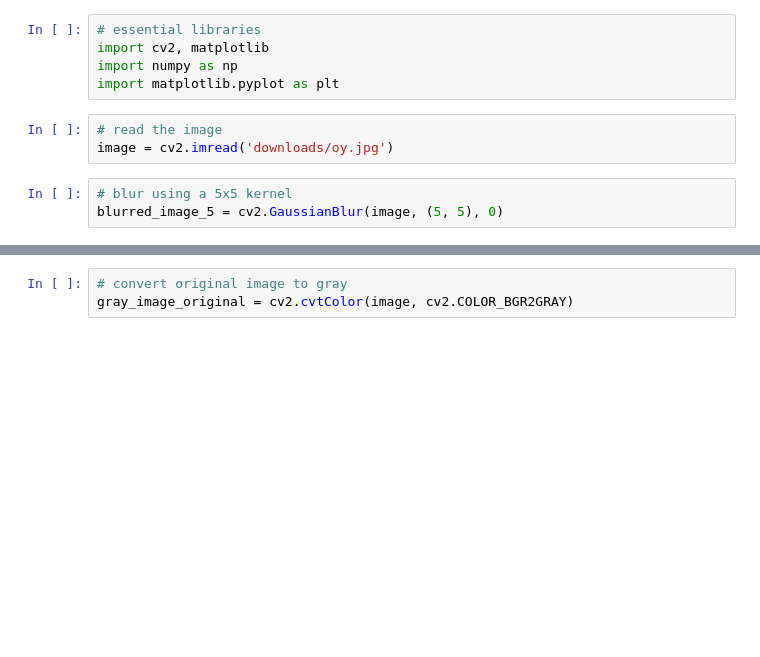
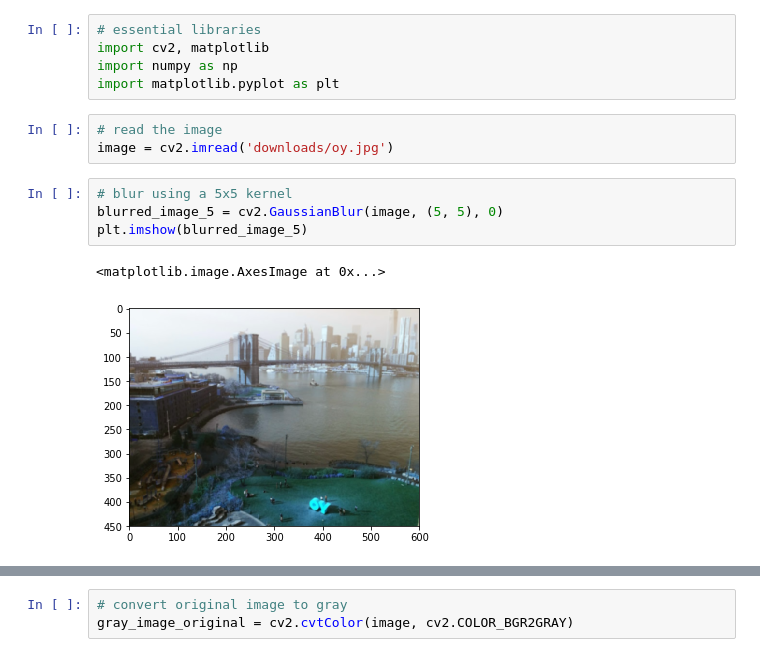
Before and after one commit to karuvally/cv_workshop, a Jupyter notebook: blur.ipynb, the cells around one changed output, grey strips where cells are left out. Cells and saved outputs as stored; diff of their text form; blank space fills up the shorter version.

```diff
--- a/blur.ipynb
+++ b/blur.ipynb
@@ -9,6 +9,10 @@ image = cv2.imread('downloads/oy.jpg')
 # %%
 # blur using a 5x5 kernel
 blurred_image_5 = cv2.GaussianBlur(image, (5, 5), 0)
+plt.imshow(blurred_image_5)
+# %% [output]
+<matplotlib.image.AxesImage at 0x...>
+[figure, added]
 # %%
 #blur using 15x15 kernel
 blurred_image_15 = cv2.GaussianBlur(image, (15, 15), 0)
```
Also changed, not shown: parts of 4 cells of this notebook, 29 other files.
